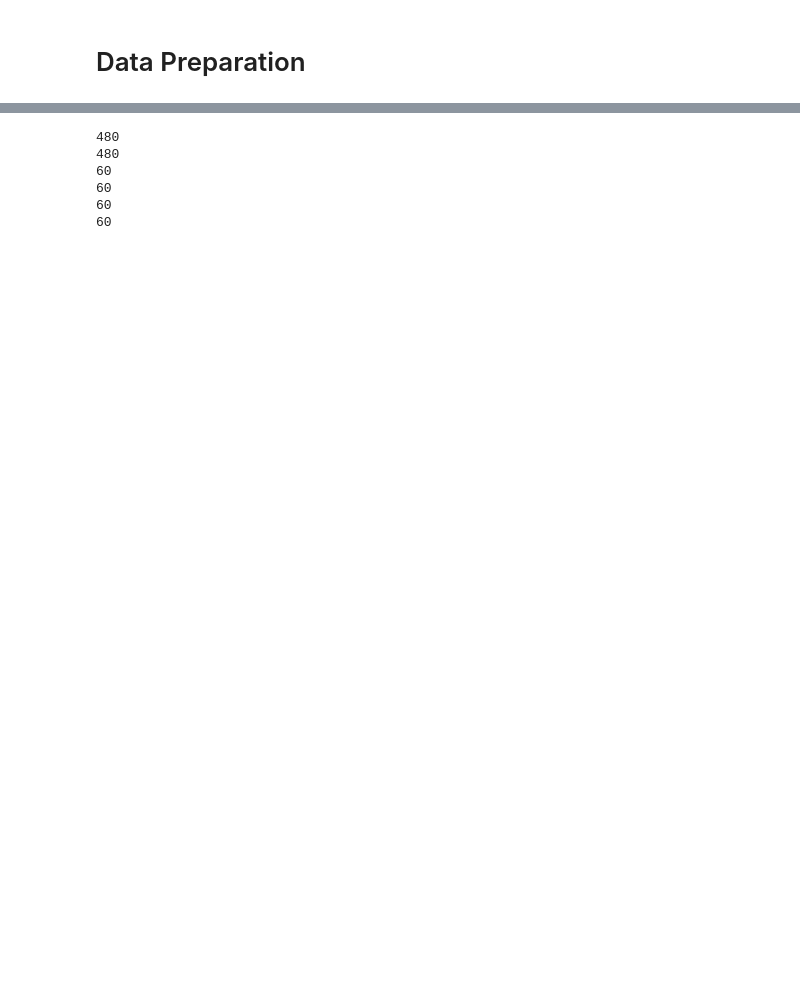
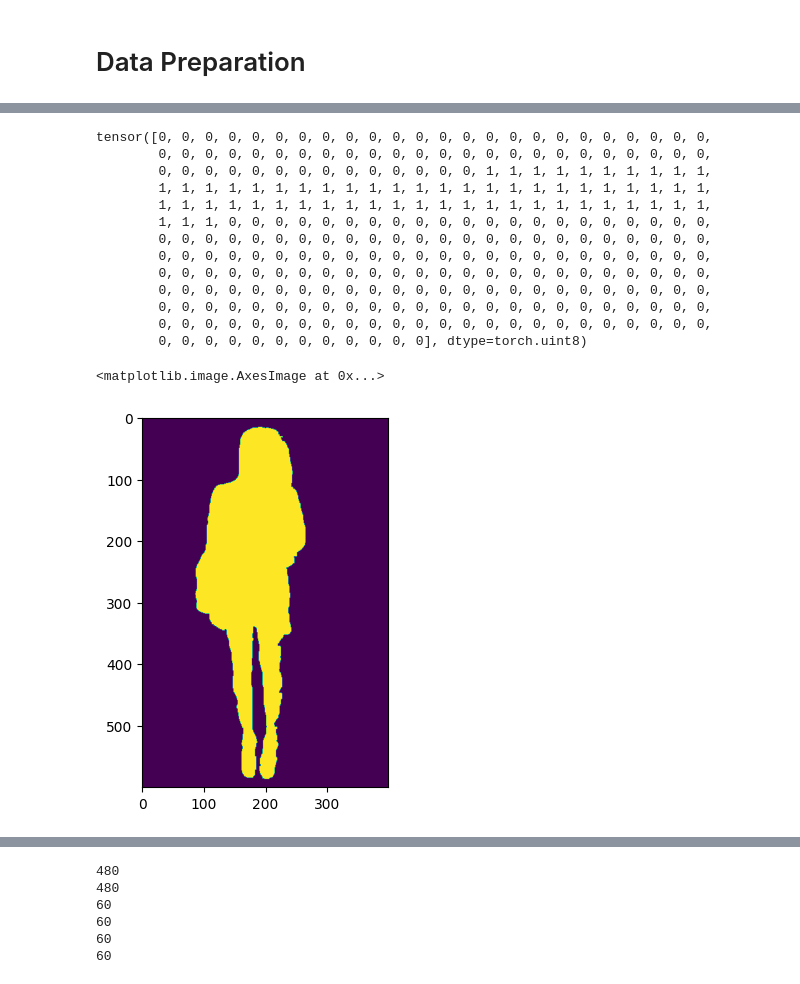
Before and after one commit to Hamza-333/Image_Segmentation, a Jupyter notebook: CSC420_Final_Project.ipynb, the cells around one changed output, grey strips where cells are left out. Saved outputs shown, nothing was run; the diff lists cells and outputs as text; code cells hidden in the pictures; blank space fills up the shorter version.

```diff
--- a/CSC420_Final_Project.ipynb
+++ b/CSC420_Final_Project.ipynb
@@ -91,6 +97,23 @@ print(example_clothing[0, 30, 100:])
 # %%
 #example person label
 print(example_person[0, 30, 100:])
+plt.imshow(example_person[0])
+# %% [output]
+tensor([0, 0, 0, 0, 0, 0, 0, 0, 0, 0, 0, 0, 0, 0, 0, 0, 0, 0, 0, 0, 0, 0, 0, 0,
+        0, 0, 0, 0, 0, 0, 0, 0, 0, 0, 0, 0, 0, 0, 0, 0, 0, 0, 0, 0, 0, 0, 0, 0,
+        0, 0, 0, 0, 0, 0, 0, 0, 0, 0, 0, 0, 0, 0, 1, 1, 1, 1, 1, 1, 1, 1, 1, 1,
+        1, 1, 1, 1, 1, 1, 1, 1, 1, 1, 1, 1, 1, 1, 1, 1, 1, 1, 1, 1, 1, 1, 1, 1,
+        1, 1, 1, 1, 1, 1, 1, 1, 1, 1, 1, 1, 1, 1, 1, 1, 1, 1, 1, 1, 1, 1, 1, 1,
+        1, 1, 1, 0, 0, 0, 0, 0, 0, 0, 0, 0, 0, 0, 0, 0, 0, 0, 0, 0, 0, 0, 0, 0,
+        0, 0, 0, 0, 0, 0, 0, 0, 0, 0, 0, 0, 0, 0, 0, 0, 0, 0, 0, 0, 0, 0, 0, 0,
+        0, 0, 0, 0, 0, 0, 0, 0, 0, 0, 0, 0, 0, 0, 0, 0, 0, 0, 0, 0, 0, 0, 0, 0,
+        0, 0, 0, 0, 0, 0, 0, 0, 0, 0, 0, 0, 0, 0, 0, 0, 0, 0, 0, 0, 0, 0, 0, 0,
+        0, 0, 0, 0, 0, 0, 0, 0, 0, 0, 0, 0, 0, 0, 0, 0, 0, 0, 0, 0, 0, 0, 0, 0,
+        0, 0, 0, 0, 0, 0, 0, 0, 0, 0, 0, 0, 0, 0, 0, 0, 0, 0, 0, 0, 0, 0, 0, 0,
+        0, 0, 0, 0, 0, 0, 0, 0, 0, 0, 0, 0, 0, 0, 0, 0, 0, 0, 0, 0, 0, 0, 0, 0,
+        0, 0, 0, 0, 0, 0, 0, 0, 0, 0, 0, 0], dtype=torch.uint8)
+<matplotlib.image.AxesImage at 0x...>
+[figure, added]
 # %%
 print(len(os.listdir("/content/gdrive/MyDrive/CSC420_Final_Project/project3/val_labels_clothing/")))
 # %% [output]
```
Also changed, not shown: parts of 40 cells of this notebook.
